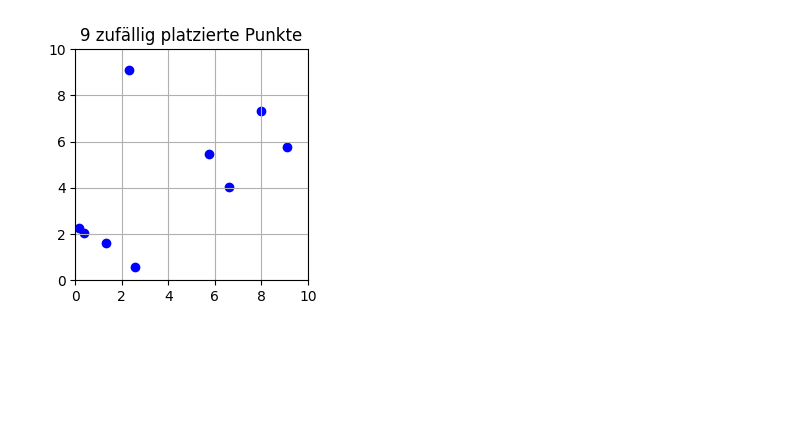
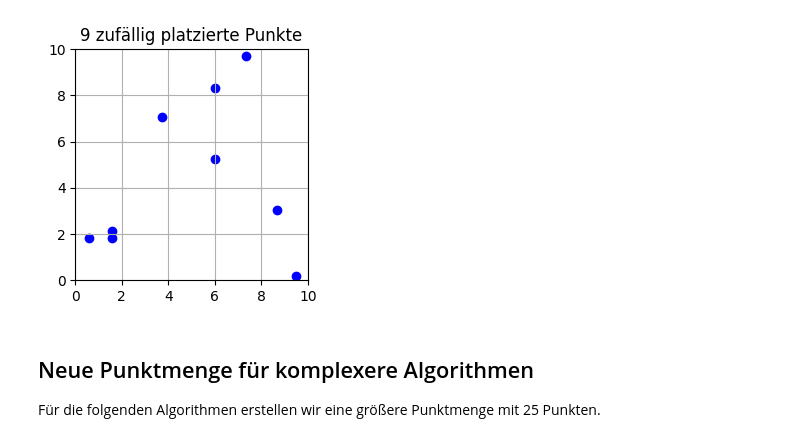
Before and after one commit to Nr44suessauer/SalesMan, a Jupyter notebook: SalesMan_Problem.ipynb, the cells around one changed output. Drawn from its saved outputs; the diff is of its cells as text; code cells hidden in the pictures; blank space fills up the shorter version.

```diff
--- a/SalesMan_Problem.ipynb
+++ b/SalesMan_Problem.ipynb
@@ -1,29 +39,45 @@
 # %%
 #%pip install numpy
 #%pip install matplotlib
 
 import numpy as np
 import matplotlib.pyplot as plt
+import math
+import time  # Importieren des time-Moduls für Zeitmessungen
 
+# Funktion zum Plotten der Punkte
 def plot():
     # Erstelle eine Grafik und plotte die Punkte
     plt.figure(figsize=(3, 3))
     plt.scatter(x, y, color='blue')  # Zeichne die Punkte als Scatterplot
     plt.xlim(0, 10)
     plt.ylim(0, 10)
     plt.grid(True)
     plt.title(f'{number_of_points} zufällig platzierte Punkte')
     plt.show()
 
 # Anzahl der Punkte definieren
 number_of_points = 9
 # Erzeuge 'number_of_points' zufällige x- und y-Koordinaten im Bereich [0, 10]
+np.random.seed(42)  # Für reproduzierbare Ergebnisse
 x = np.random.rand(number_of_points) * 10
 y = np.random.rand(number_of_points) * 10
 
-plot()
-
 # Kombiniere x und y zu Koordinatenpaaren
 points = list(zip(x, y))
+
+# Speichere Ergebnisse für den späteren Vergleich
+algorithm_results = {
+    'brute_force': {'distance': None, 'time': None, 'operations': None},
+    'nearest_neighbor': {'distance': None, 'time': None, 'operations': None},
+    'christofides': {'distance': None, 'time': None, 'operations': None}
+}
+
+# Punkte plotten
+plot()
 # %% [output]
-[figure, old version]
+[figure, new version]
+# %% [markdown]
+## Neue Punktmenge für komplexere Algorithmen
+
+Für die folgenden Algorithmen erstellen wir eine größere Punktmenge mit 25 Punkten.
```
Also changed, not shown: parts of 44 cells of this notebook, 2 other files.
